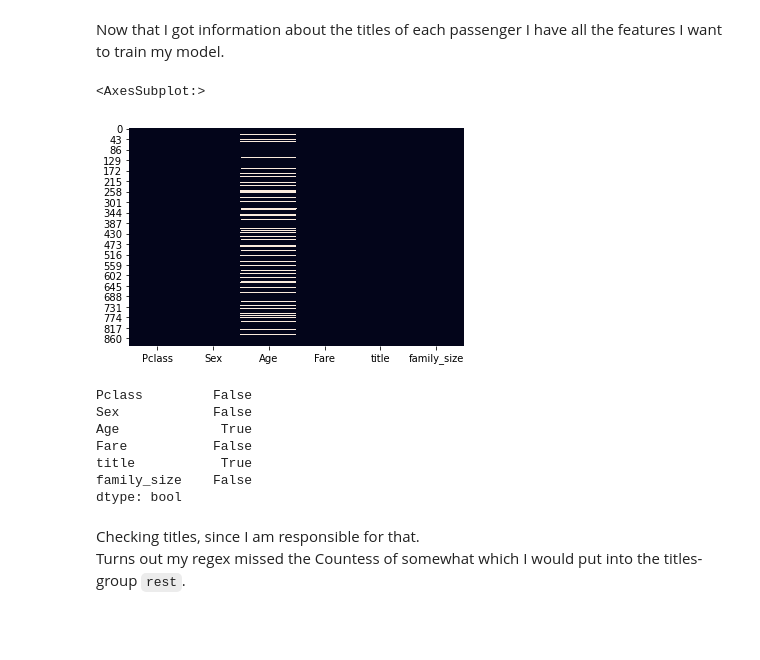
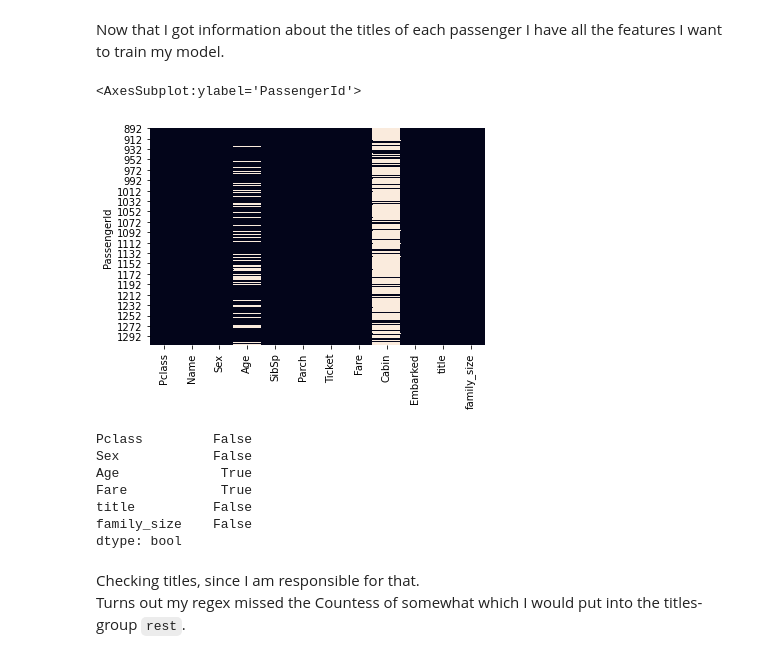
Before and after one commit to lau-b/titanic-model, a Jupyter notebook: notebooks/for_kaaaggleee.ipynb, the cells around one changed output. Cells and saved outputs as stored; diff of their text form; code cells hidden in the pictures; blank space fills up the shorter version.

```diff
--- a/notebooks/for_kaaaggleee.ipynb
+++ b/notebooks/for_kaaaggleee.ipynb
@@ -27,0 +29,3 @@ df.head()
+# %%
+df_test = pd.read_csv('../data/test.csv', index_col=0)
+df_test.head()
@@ -92,17 +114,17 @@ X = df[['Pclass', 'Sex', 'Age', 'Fare', 'title', 'family_size']]
 # %%
-sns.heatmap(X.isnull(), cbar=False)
+sns.heatmap(df_test.isnull(), cbar=False)
 # %% [output]
-<AxesSubplot:>
+<AxesSubplot:ylabel='PassengerId'>
-[figure, old version]
+[figure, new version]
 # %%
 # Checking for missing values
-X.isna().any()
+X_test.isna().any()
 # %% [output]
 Pclass         False
 Sex            False
 Age             True
-Fare           False
-title           True
+Fare            True
+title          False
 family_size    False
 dtype: bool
 # %% [markdown]
```
Also changed, not shown: parts of 24 cells of this notebook, 3 other files.
